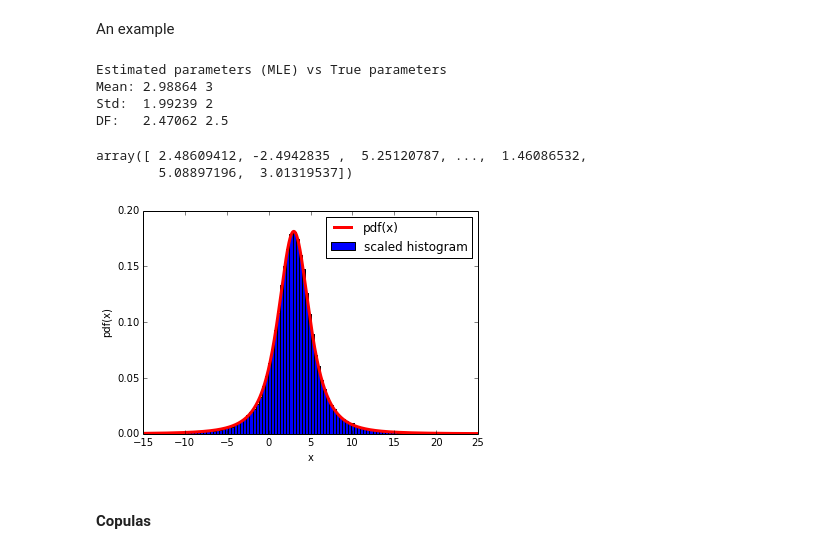
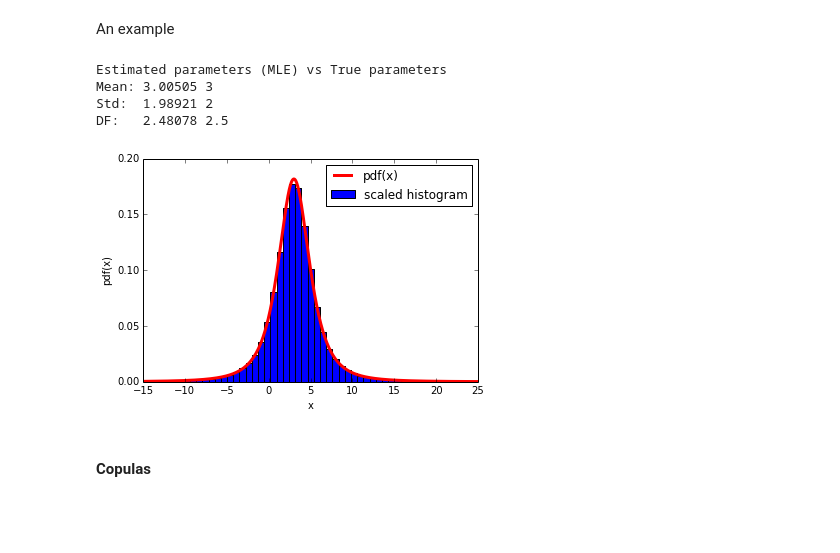
Before and after one commit to olafSmits/MonteCarloMethodsInFinance, a Jupyter notebook: Week 9.ipynb, the cells around one changed output. Drawn from its saved outputs; the diff is of its cells as text; code cells hidden in the pictures; blank space fills up the shorter version.

```diff
--- a/Week 9.ipynb
+++ b/Week 9.ipynb
@@ -251,31 +251,28 @@ An example
 # %%
 def studentFitExample():
     mu = 3
     sigma = 2
     nu = 2.5
     M = 1e5
     ## Draw M samples
     X = mu + sigma * tdist.rvs(nu, size=(1e5))
 
     nu0 = 5
 
     mle_args, mle_pdf, mle_cdf, mle_inv = fit2StudentT(X, nu0)
     mle_mu, mle_sigma, mle_nu = mle_args
     graphicalComparisonPdf(X, mle_pdf, xMin=-15, xMax=25, nBins=1000)
     print "Estimated parameters (MLE) vs True parameters"
     print "Mean:", np.round(mle_mu, 5), mu
     print "Std: ", np.round(mle_sigma, 5), sigma
     print "DF:  ", np.round(mle_nu, 5), nu
-    return X
 studentFitExample()
 # %% [output]
 Estimated parameters (MLE) vs True parameters
-Mean: 2.98864 3
-Std:  1.99239 2
-DF:   2.47062 2.5
+Mean: 3.00505 3
+Std:  1.98921 2
+DF:   2.48078 2.5
-array([ 2.48609412, -2.4942835 ,  5.25120787, ...,  1.46086532,
-        5.08897196,  3.01319537])
-[figure, old version]
+[figure, new version]
 # %% [markdown]
 #### Copulas
 # %% [markdown]
```
Also changed, not shown: parts of 14 cells of this notebook.
